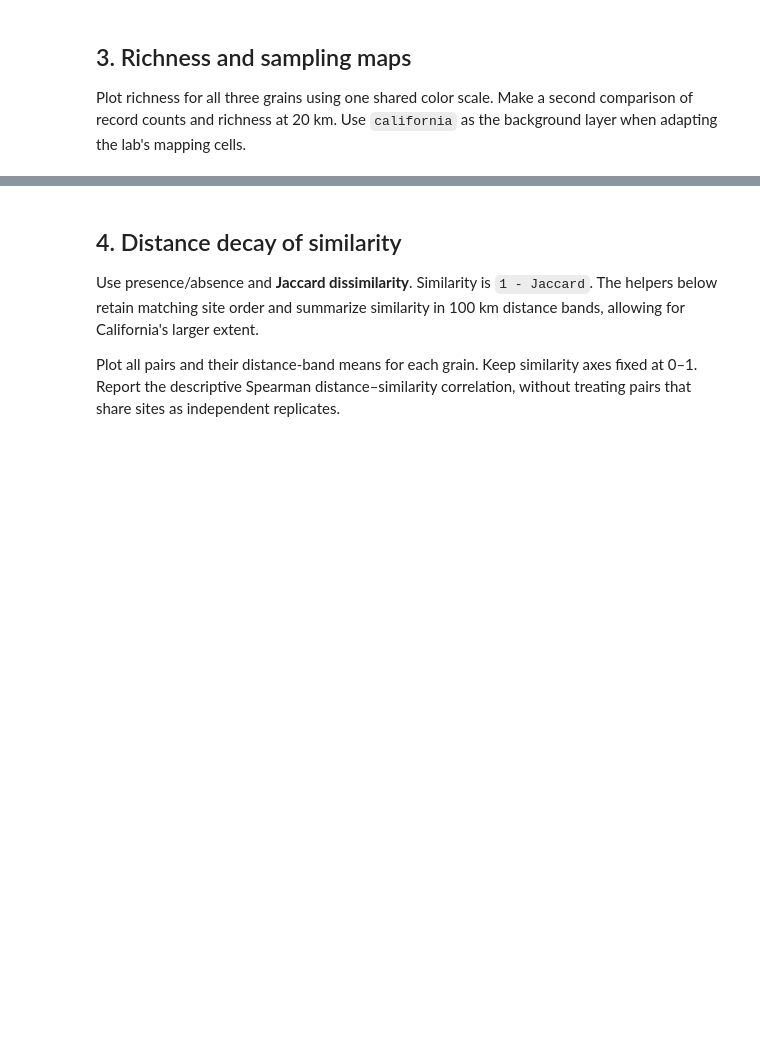
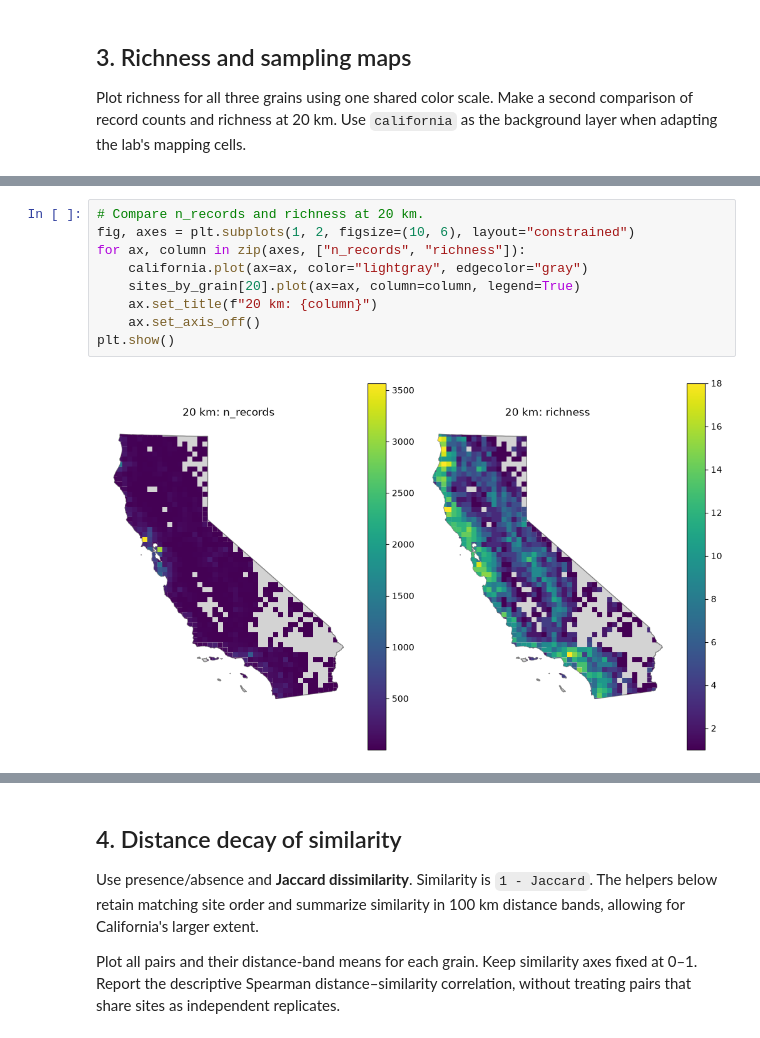
Before and after one commit to studentofwater/BIO597-SpatialBiodiversity, a Jupyter notebook: docs/assignments/Assignment-11-SpatialCommunityComposition.ipynb, the cells around one changed output, grey strips where cells are left out. Saved outputs shown, nothing was run; the diff lists cells and outputs as text; blank space fills up the shorter version.

```diff
--- a/docs/assignments/Assignment-11-SpatialCommunityComposition.ipynb
+++ b/docs/assignments/Assignment-11-SpatialCommunityComposition.ipynb
@@ -144,3 +185,14 @@ background layer when adapting the lab's mapping cells.
+# %%
+# Compare n_records and richness at 20 km.
+fig, axes = plt.subplots(1, 2, figsize=(10, 6), layout="constrained")
+for ax, column in zip(axes, ["n_records", "richness"]):
+    california.plot(ax=ax, color="lightgray", edgecolor="gray")
+    sites_by_grain[20].plot(ax=ax, column=column, legend=True)
+    ax.set_title(f"20 km: {column}")
+    ax.set_axis_off()
+plt.show()
+# %% [output]
+[figure, added]
 # %% [markdown]
 **Interpretation:** Which richness patterns persist across grains? Which become
 more or less apparent? How much might the patterns reflect aggregation,
```
Also changed, not shown: parts of 27 cells of this notebook.
